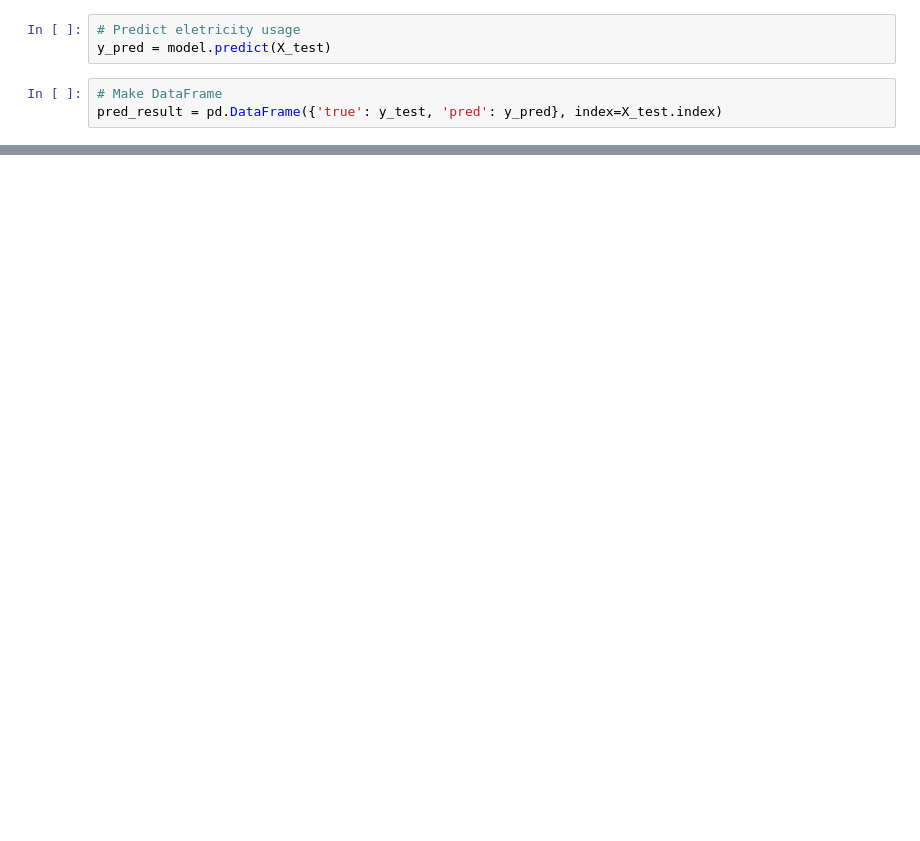
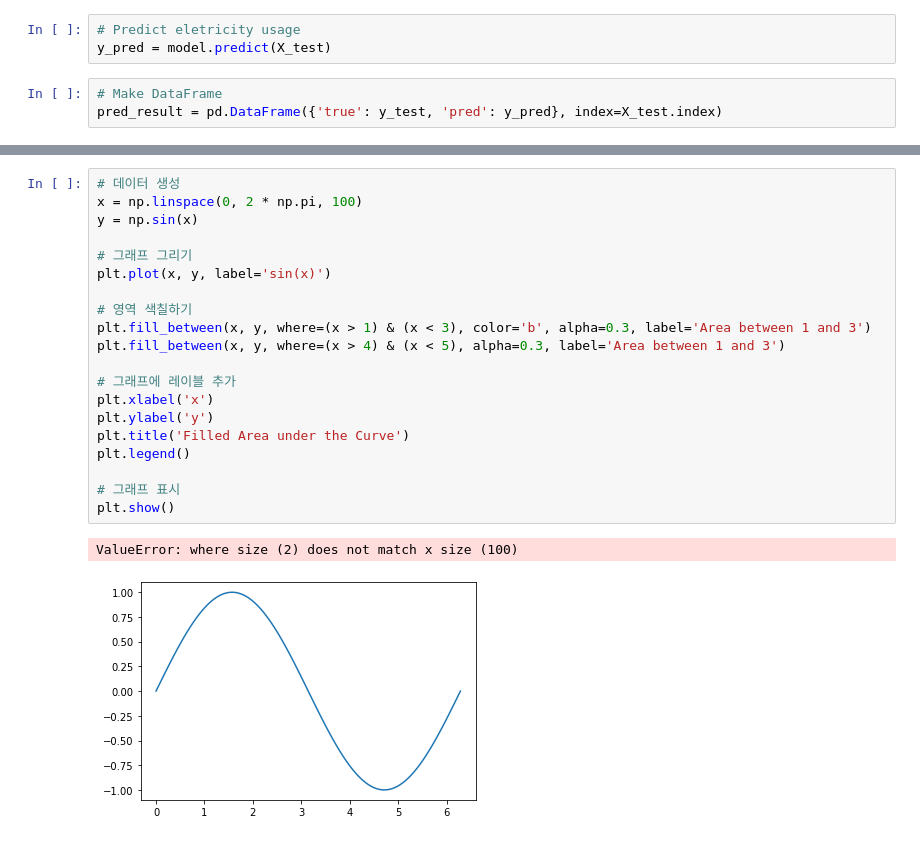
Before and after one commit to BAElecPredictionModel/Elec_prediction_model, a Jupyter notebook: experiment_basic.ipynb, the cells around one changed output, grey strips where cells are left out. Saved outputs shown, nothing was run; the diff lists cells and outputs as text; blank space fills up the shorter version.

```diff
--- a/experiment_basic.ipynb
+++ b/experiment_basic.ipynb
@@ -84,0 +143,23 @@ dp.view_figure(pred_result, figure_type=2, save=False)
+# %%
+# 데이터 생성
+x = np.linspace(0, 2 * np.pi, 100)
+y = np.sin(x)
+
+# 그래프 그리기
+plt.plot(x, y, label='sin(x)')
+
+# 영역 색칠하기
+plt.fill_between(x, y, where=(x > 1) & (x < 3), color='b', alpha=0.3, label='Area between 1 and 3')
+plt.fill_between(x, y, where=(x > 4) & (x < 5), alpha=0.3, label='Area between 1 and 3')
+
+# 그래프에 레이블 추가
+plt.xlabel('x')
+plt.ylabel('y')
+plt.title('Filled Area under the Curve')
+plt.legend()
+
+# 그래프 표시
+plt.show()
+# %% [output]
+ValueError: where size (2) does not match x size (100)
+[figure, added]
```
Also changed, not shown: parts of 12 cells of this notebook, 10 other files.
